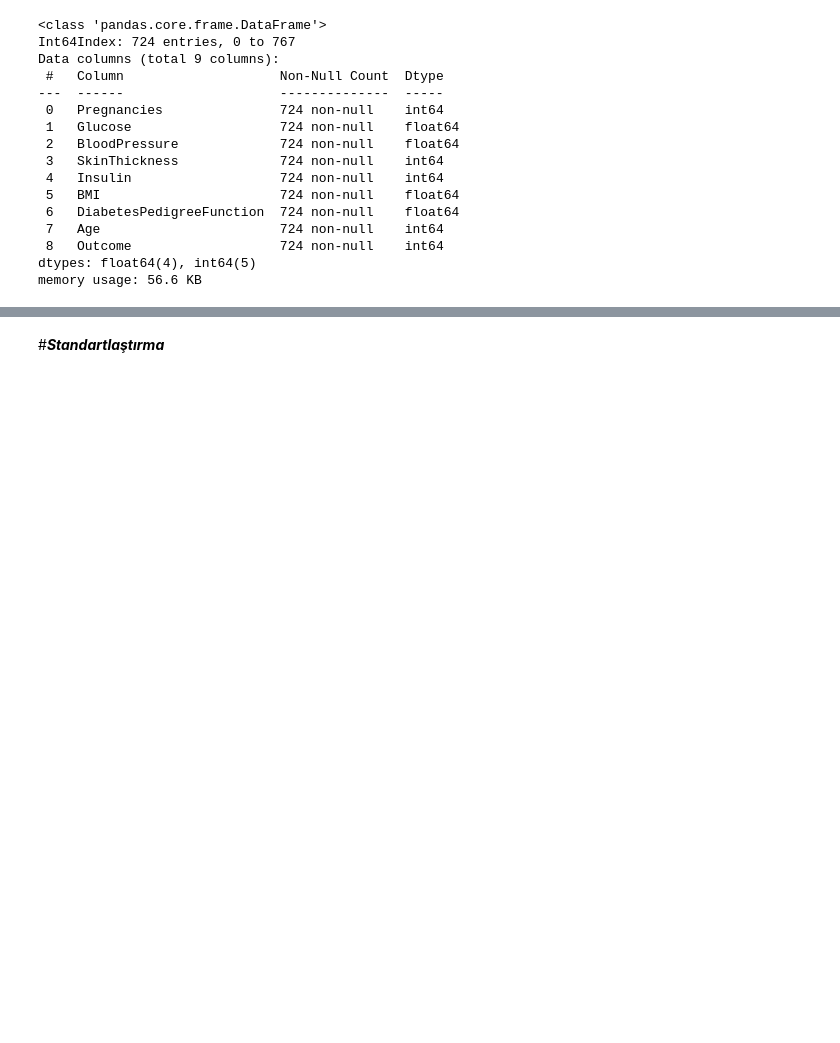
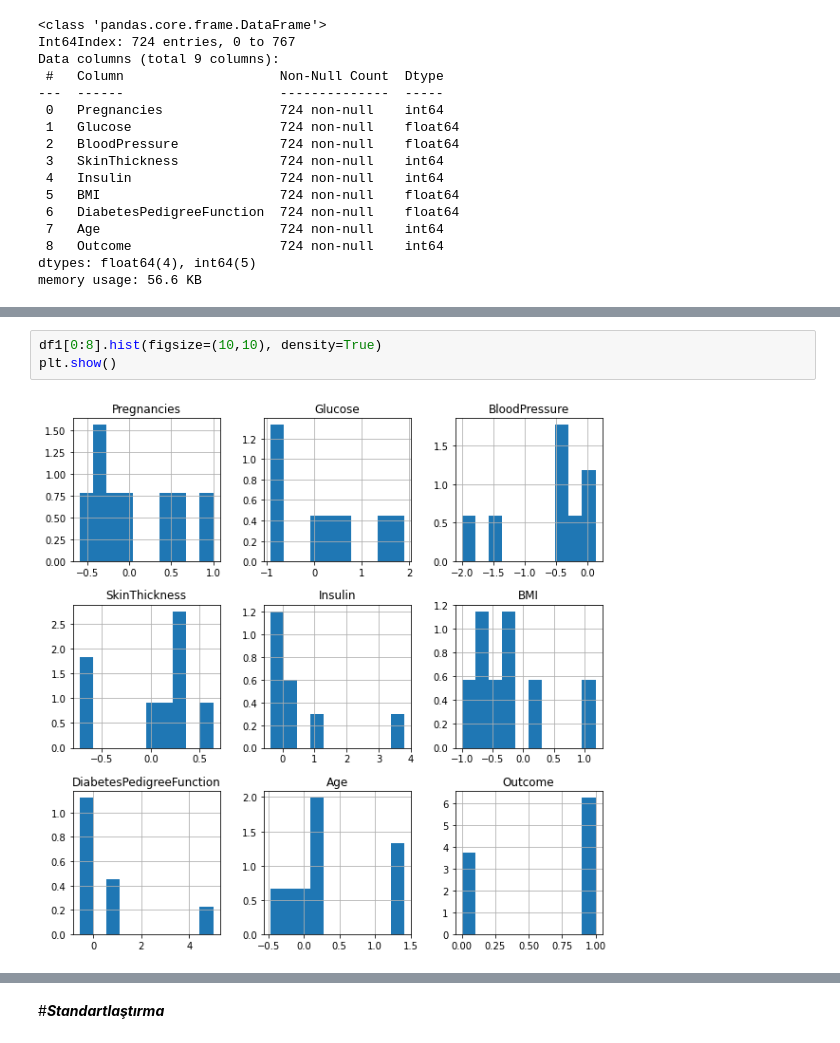
Before and after one commit to BoranOner/Predicting-Diabetes, a Jupyter notebook: SatırEksikDengesiz.ipynb, the cells around one changed output, grey strips where cells are left out. Drawn from its saved outputs; the diff is of its cells as text; blank space fills up the shorter version.

```diff
--- a/SatırEksikDengesiz.ipynb
+++ b/SatırEksikDengesiz.ipynb
@@ -171,0 +182,5 @@ memory usage: 56.6 KB
+# %%
+df1[0:8].hist(figsize=(10,10), density=True)
+plt.show()
+# %% [output]
+[figure, added]
```
Also changed, not shown: parts of 35 cells of this notebook.
